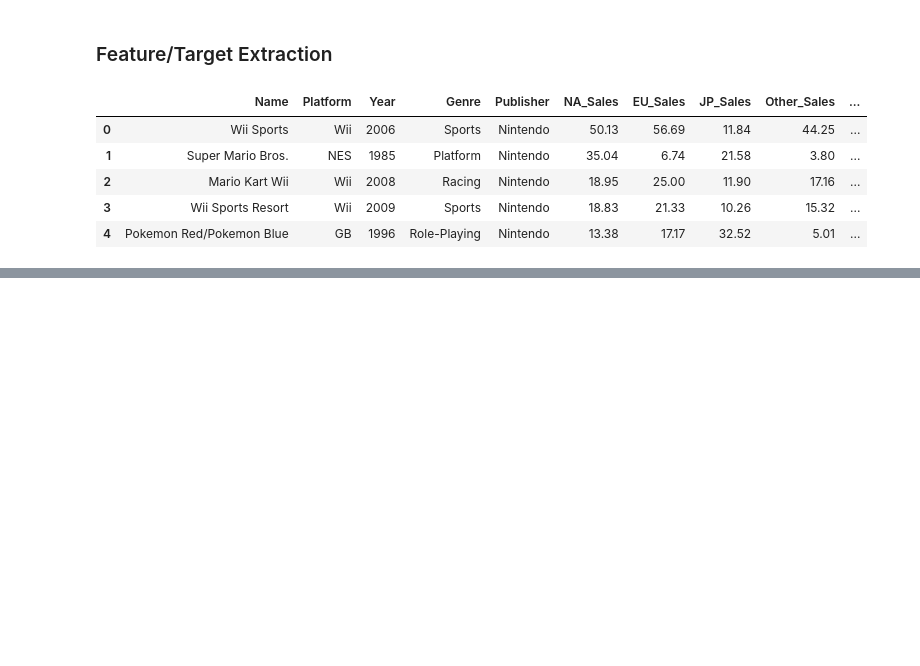
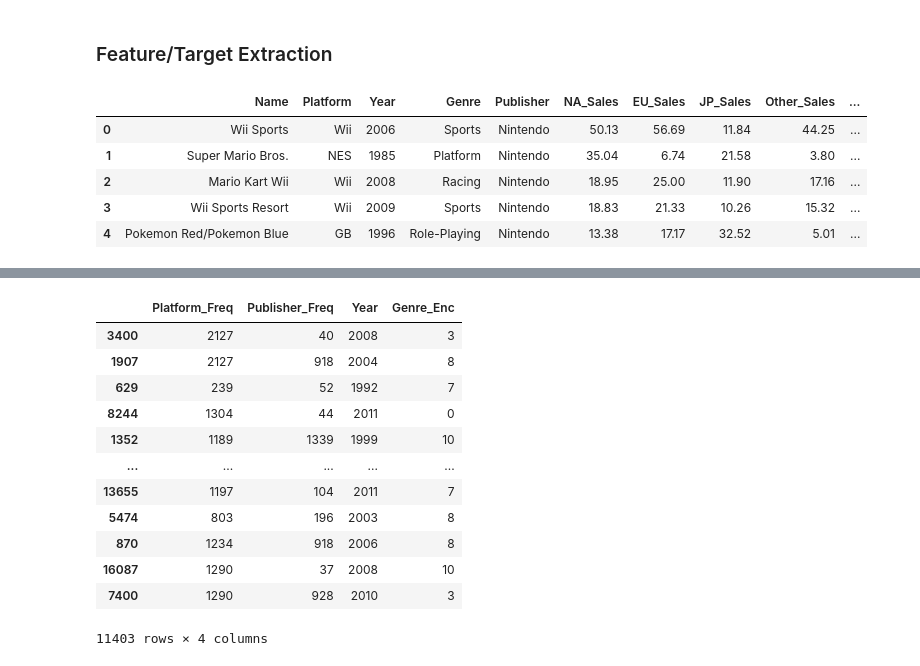
Before and after one commit to cafesmire/notebooks, a Jupyter notebook: video_game_sales/videogame_eda.ipynb, the cells around one changed output, grey strips where cells are left out. Drawn from its saved outputs; the diff is of its cells as text; code cells hidden in the pictures; blank space fills up the shorter version.

Commit message:
Engineer features and split into train/test groups

```diff
--- a/video_game_sales/videogame_eda.ipynb
+++ b/video_game_sales/videogame_eda.ipynb
@@ -244,0 +215,5 @@ features.Publisher.nunique()
+# %%
+freq_cols = ['Publisher', 'Platform']
+for col in freq_cols:
+    freq_count = df_copy.groupby(col).size()
+    df_copy[f'{col}_Freq'] = df_copy[col].map(freq_count)
@@ -244,0 +224,3 @@ features.Publisher.nunique()
+# %%
+genre_le = LabelEncoder()
+df_copy['Genre_Enc'] = genre_le.fit_transform(df_copy['Genre'])
@@ -244,0 +236,22 @@ features.Publisher.nunique()
+# %%
+#Filter the features/target
+features = df_copy[['Platform_Freq', 'Publisher_Freq', 'Year', 'Genre_Enc']]
+target = df_copy['Global_Sales']
+# %%
+X_train, X_test, Y_train, Y_test = train_test_split(features, target, random_state=42, shuffle=True, test_size=.3)
+# %%
+X_train
+# %% [output]
+|  | Platform_Freq | Publisher_Freq | Year | Genre_Enc |
+| 3400 | 2127 | 40 | 2008 | 3 |
+| 1907 | 2127 | 918 | 2004 | 8 |
+| 629 | 239 | 52 | 1992 | 7 |
+| 8244 | 1304 | 44 | 2011 | 0 |
+| 1352 | 1189 | 1339 | 1999 | 10 |
+| ... | ... | ... | ... | ... |
+| 13655 | 1197 | 104 | 2011 | 7 |
+| 5474 | 803 | 196 | 2003 | 8 |
+| 870 | 1234 | 918 | 2006 | 8 |
+| 16087 | 1290 | 37 | 2008 | 10 |
+| 7400 | 1290 | 928 | 2010 | 3 |
+11403 rows × 4 columns
```
Also changed, not shown: parts of 16 cells of this notebook.
